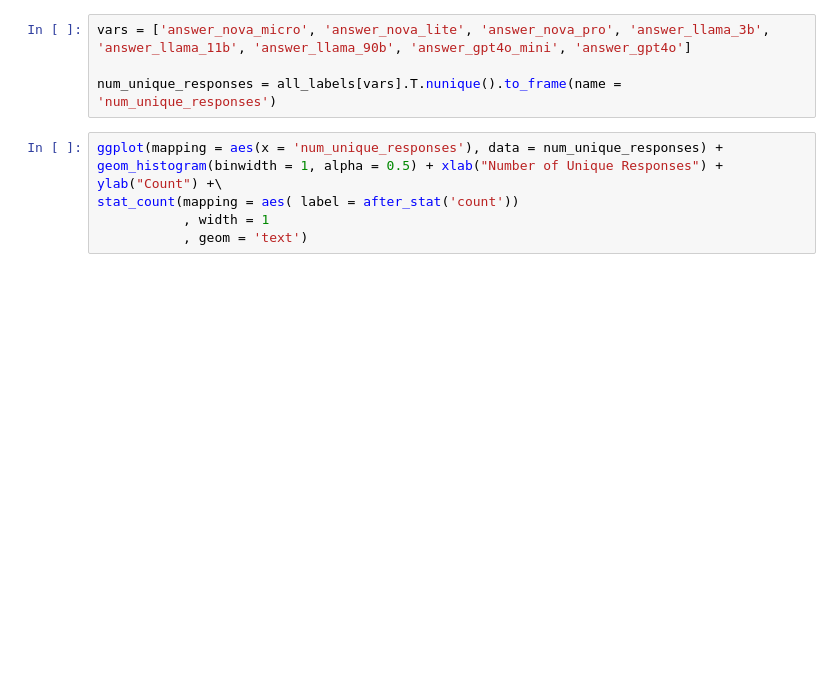
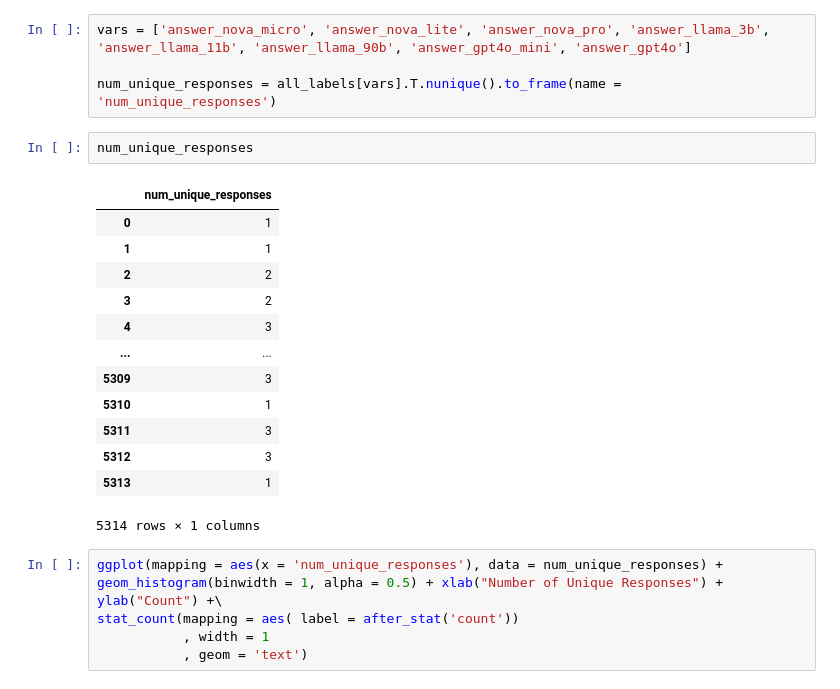
Before and after one commit to chuck-arvin/CaseHOLD2025, a Jupyter notebook: CaseHOLD-Analysis.ipynb, the cells around one changed output. Saved outputs shown, nothing was run; the diff lists cells and outputs as text; blank space fills up the shorter version.

```diff
--- a/CaseHOLD-Analysis.ipynb
+++ b/CaseHOLD-Analysis.ipynb
@@ -329,6 +397,22 @@ ggplot(mapping = aes(x = 'second', y = 'first', fill = 'MatchRate'), data = m_ma
 vars = ['answer_nova_micro', 'answer_nova_lite', 'answer_nova_pro', 'answer_llama_3b', 'answer_llama_11b', 'answer_llama_90b', 'answer_gpt4o_mini', 'answer_gpt4o']
 
 num_unique_responses = all_labels[vars].T.nunique().to_frame(name = 'num_unique_responses')
+# %%
+num_unique_responses
+# %% [output]
+|  | num_unique_responses |
+| 0 | 1 |
+| 1 | 1 |
+| 2 | 2 |
+| 3 | 2 |
+| 4 | 3 |
+| ... | ... |
+| 5309 | 3 |
+| 5310 | 1 |
+| 5311 | 3 |
+| 5312 | 3 |
+| 5313 | 1 |
+5314 rows × 1 columns
 # %%
 ggplot(mapping = aes(x = 'num_unique_responses'), data = num_unique_responses) + geom_histogram(binwidth = 1, alpha = 0.5) + xlab("Number of Unique Responses") + ylab("Count") +\
 stat_count(mapping = aes( label = after_stat('count'))
```
Also changed, not shown: parts of 21 cells of this notebook.
